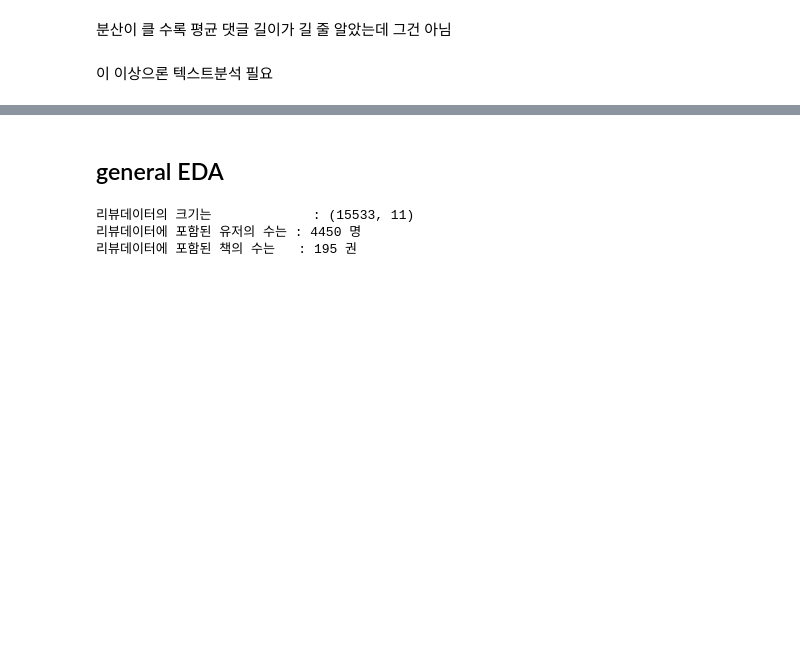
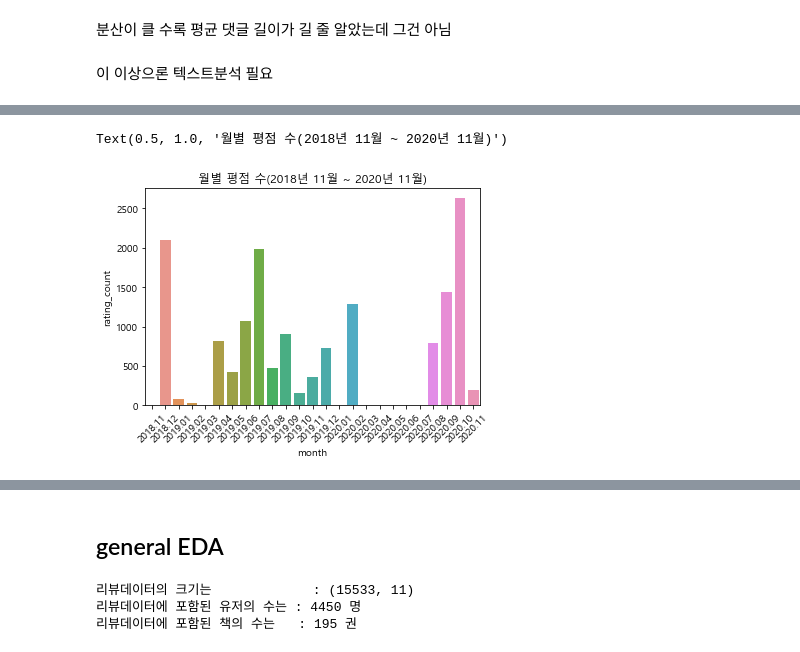
Before and after one commit to dataitgirls4/team_3, a Jupyter notebook: Recommendation_System.ipynb, the cells around one changed output, grey strips where cells are left out. Saved outputs shown, nothing was run; the diff lists cells and outputs as text; code cells hidden in the pictures; blank space fills up the shorter version.

```diff
--- a/Recommendation_System.ipynb
+++ b/Recommendation_System.ipynb
@@ -619,0 +677,8 @@ Text(0.5, 1.0, '모든 유저들의 평균 댓글 길이')
+# %%
+sns.set_palette('cubehelix')
+sns.barplot(data = rating_months, x='month', y = 'rating_count')
+plt.xticks(rotation = 45)
+plt.title('월별 평점 수(2018년 11월 ~ 2020년 11월)')
+# %% [output]
+Text(0.5, 1.0, '월별 평점 수(2018년 11월 ~ 2020년 11월)')
+[figure, added]
```
Also changed, not shown: parts of 36 cells of this notebook, 2 other files.
